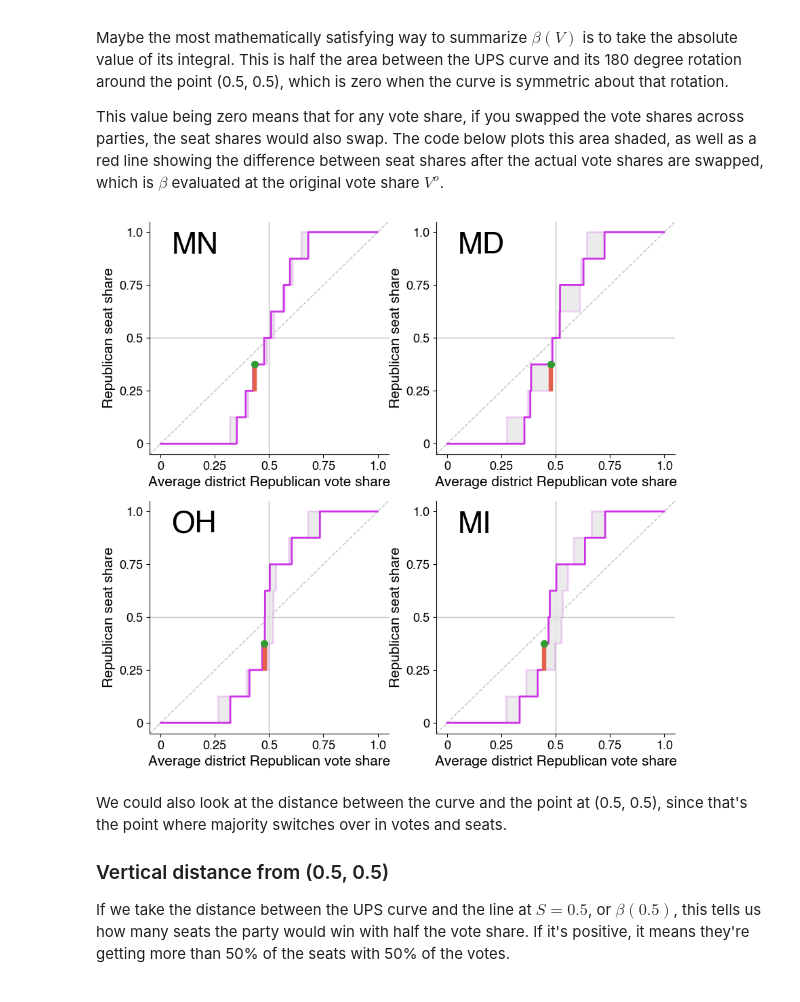
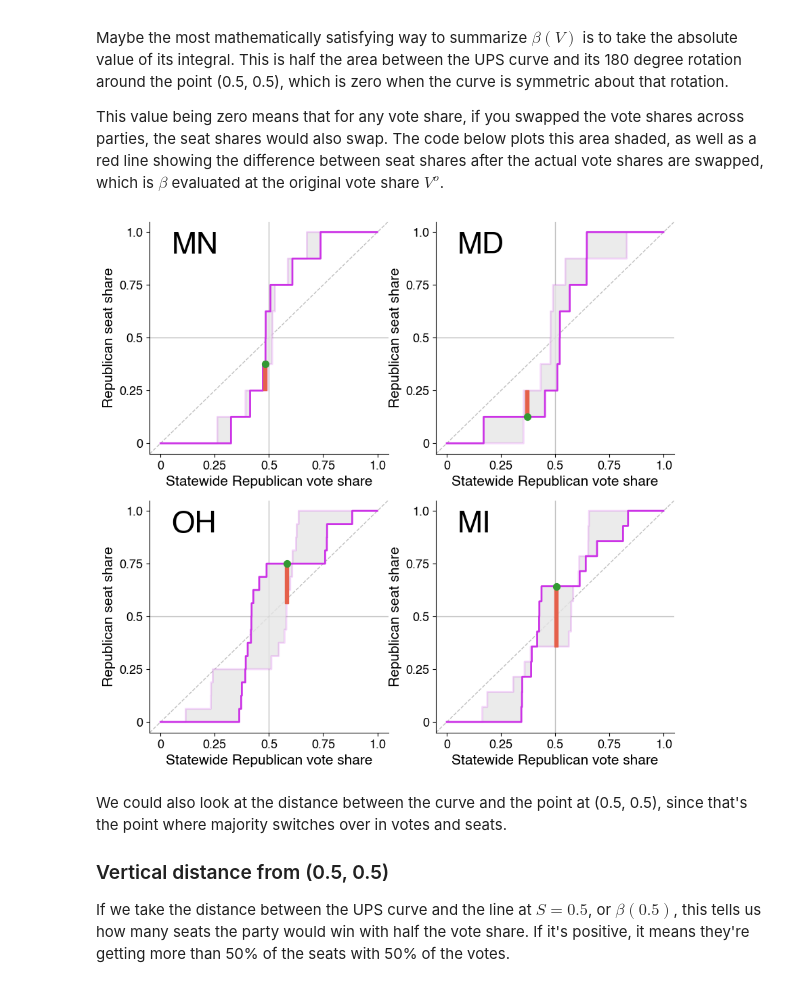
Before and after one commit to political-geometry/partisan-fairness, a Jupyter notebook: partisan_symmetry.ipynb, the cells around one changed output. Saved outputs shown, nothing was run; the diff lists cells and outputs as text; code cells hidden in the pictures.

Commit message:
Updating with statewide vote share and ensemble plots

```diff
--- a/partisan_symmetry.ipynb
+++ b/partisan_symmetry.ipynb
@@ -106,6 +113,15 @@ def district_vote_shares_to_vote_and_seat_shares(vote_shares_by_district):
 
     seat_share = seats_won/seat_total
     return average_district_vote_share, seat_share
+
+# Get overall statewide vote share for each party
+def votes_to_overall_vote_share(party_a_votes, party_b_votes):
+    party_a_total = np.sum(party_a_votes)
+    party_b_total = np.sum(party_b_votes)
+
+    party_a_statewide_vote_share = party_a_total/(party_a_total + party_b_total)
+    party_b_statewide_vote_share = party_b_total/(party_a_total + party_b_total)
+    return party_a_statewide_vote_share, party_b_statewide_vote_share
 # %% [markdown]
 ## Seats-votes plane
 
@@ -119,11 +135,17 @@ year = 2016
 rep_votes_by_district, dem_votes_by_district = get_two_party_votes(state, year)
 rep_vote_shares_by_district, dem_vote_shares_by_district = votes_to_shares_by_district(rep_votes_by_district, dem_votes_by_district)
 
-rep_vote_share, rep_seat_share = district_vote_shares_to_vote_and_seat_shares(rep_vote_shares_by_district)
-plot_vote_and_seat_shares(rep_vote_share, rep_seat_share,state)
+average_district_republican_vote_share, rep_seat_share = district_vote_shares_to_vote_and_seat_shares(rep_vote_shares_by_district)
+statewide_republican_vote_share, *_ = votes_to_overall_vote_share(rep_votes_by_district, dem_votes_by_district)
 
 print("In " + state + " " + str(year) + " U.S. House Races, Republicans won " + str(round(rep_seat_share*100,2)) + '% of the seats.')
-print("The average district vote share was " + str(round(rep_vote_share*100,2)) + '% Republican.')
+print("The average district vote share was " + str(round(average_district_republican_vote_share*100,2)) + '% Republican.')
+print("The statewide vote share was " + str(round(statewide_republican_vote_share*100,2)) + '% Republican.')
+
+if want_statewide_vote_share:
+    plot_vote_and_seat_shares(statewide_republican_vote_share, rep_seat_share,state,x_label="Statewide vote share")
+else:
+    plot_vote_and_seat_shares(average_district_republican_vote_share, rep_seat_share,state)
 # %% [output]
 In MN 2016 U.S. House Races, Republicans won 37.5% of the seats.
 The average district vote share was 47.76% Republican.
@@ -191,0 +243,3 @@ plot_ups(rep_vote_share, rep_seat_share, ups_votes, ups_seats, state)
+# %%
+ups_votes, ups_seats = ups_linear_using_statewide_vote_share(rep_votes_by_district, dem_votes_by_district)
+plot_ups(statewide_republican_vote_share, rep_seat_share, ups_votes, ups_seats, state,"Statewide vote share")
@@ -201,17 +257,25 @@ actual_seat_share_list = []
 vote_list = []
 seat_list = []
 
+
 for state in states:
     rep_votes_by_district, dem_votes_by_district = get_two_party_votes(state, year)
     rep_vote_shares_by_district, dem_vote_shares_by_district = votes_to_shares_by_district(rep_votes_by_district, dem_votes_by_district)
-    rep_vote_share, rep_seat_share = district_vote_shares_to_vote_and_seat_shares(rep_vote_shares_by_district)
-    actual_vote_share_list.append(rep_vote_share)
-    actual_seat_share_list.append(rep_seat_share)
+    average_district_vote_share, rep_seat_share = district_vote_shares_to_vote_and_seat_shares(rep_vote_shares_by_district)
+    republican_statewide_vote_share, *_ = votes_to_overall_vote_share(rep_votes_by_district, dem_votes_by_district)
 
-    ups_votes, ups_seats = ups_linear(rep_vote_shares_by_district)
+    if want_statewide_vote_share:
+        actual_vote_share_list.append(republican_statewide_vote_share)
+        actual_seat_share_list.append(rep_seat_share)
+        ups_votes, ups_seats = ups_linear_using_statewide_vote_share(rep_votes_by_district, dem_votes_by_district)
+    else:
+        actual_vote_share_list.append(average_district_vote_share)
+        actual_seat_share_list.append(rep_seat_share)
+        ups_votes, ups_seats = ups_linear(rep_vote_shares_by_district)
 
     vote_list.append(ups_votes)
     seat_list.append(ups_seats)
 
-plot_ups_grid(states,actual_vote_share_list, actual_seat_share_list, vote_list, seat_list)
+
+plot_ups_grid(states,actual_vote_share_list, actual_seat_share_list, vote_list, seat_list,x_label=x_label)
 # %% [output]
@@ -240,9 +304,9 @@ Maybe the most mathematically satisfying way to summarize $\beta(V)$ is to take
 
 This value being zero means that for any vote share, if you swapped the vote shares across parties, the seat shares would also swap. The code below plots this area shaded, as well as a red line showing the difference between seat shares after the actual vote shares are swapped, which is $\beta$ evaluated at the original vote share $V^o$.
 # %%
-plot_symmetric_point_and_shading_grid(states,actual_vote_share_list, actual_seat_share_list, vote_list, seat_list)
+plot_symmetric_point_and_shading_grid(states,actual_vote_share_list, actual_seat_share_list, vote_list, seat_list,x_label=x_label)
 # %% [output]
-[figure, old version]
+[figure, new version]
 # %% [markdown]
 We could also look at the distance between the curve and the point at (0.5, 0.5), since that's the point where majority switches over in votes and seats.
 
```
Also changed, not shown: parts of 9 cells of this notebook, 8 other files.
